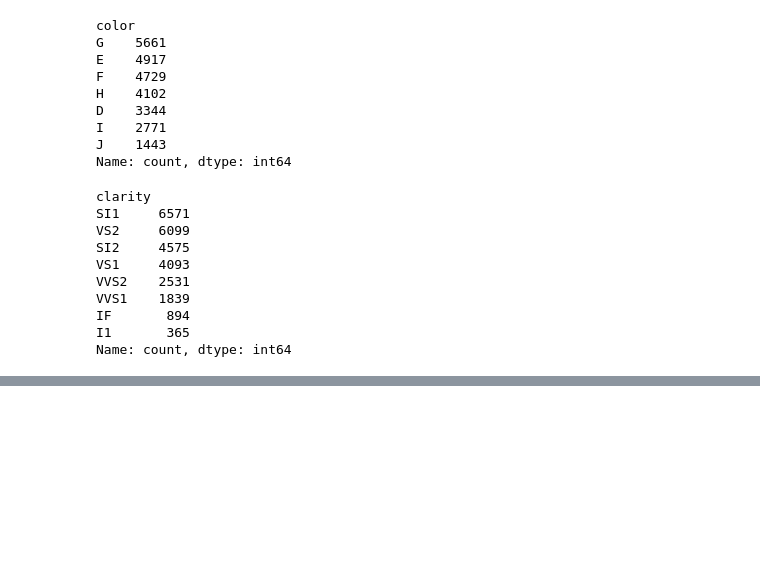
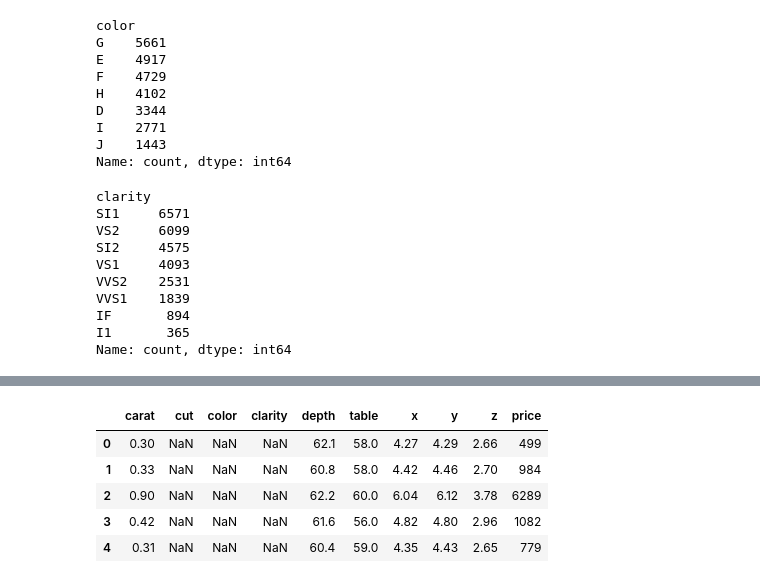
Before and after one commit to kali8271/Ineuron_Project, a Jupyter notebook: notebooks/research.ipynb, the cells around one changed output, grey strips where cells are left out. Saved outputs shown, nothing was run; the diff lists cells and outputs as text; code cells hidden in the pictures; blank space fills up the shorter version.

```diff
--- a/notebooks/research.ipynb
+++ b/notebooks/research.ipynb
@@ -173,0 +236,18 @@ Name: count, dtype: int64
+# %%
+# it is ordinal encoding
+cut_map = {"Fair": 1, "Good": 2, "Very Good": 3, "Premium": 4, "Ideal": 6}
+clarity_map = {"SI1": 1, "IF": 2, "WS2": 3, "VS1": 4, "WS1": 5, "VS2": 6, "SI2": 7, "I1": 8}
+color_map = {'E': 1, 'G': 2, 'F': 3, 'D': 4, 'H': 5, 'J': 6, 'I': 7}
+# %%
+data["cut"] = data["cut"].map(cut_map)
+data["clarity"] = data["clarity"].map(clarity_map)
+data["color"] = data["color"].map(color_map)
+# %%
+data.head()
+# %% [output]
+|  | carat | cut | color | clarity | depth | table | x | y | z | price |
+| 0 | 0.30 | NaN | NaN | NaN | 62.1 | 58.0 | 4.27 | 4.29 | 2.66 | 499 |
+| 1 | 0.33 | NaN | NaN | NaN | 60.8 | 58.0 | 4.42 | 4.46 | 2.70 | 984 |
+| 2 | 0.90 | NaN | NaN | NaN | 62.2 | 60.0 | 6.04 | 6.12 | 3.78 | 6289 |
+| 3 | 0.42 | NaN | NaN | NaN | 61.6 | 56.0 | 4.82 | 4.80 | 2.96 | 1082 |
+| 4 | 0.31 | NaN | NaN | NaN | 60.4 | 59.0 | 4.35 | 4.43 | 2.65 | 779 |
```
Also changed, not shown: parts of 10 cells of this notebook, 1 other file.
